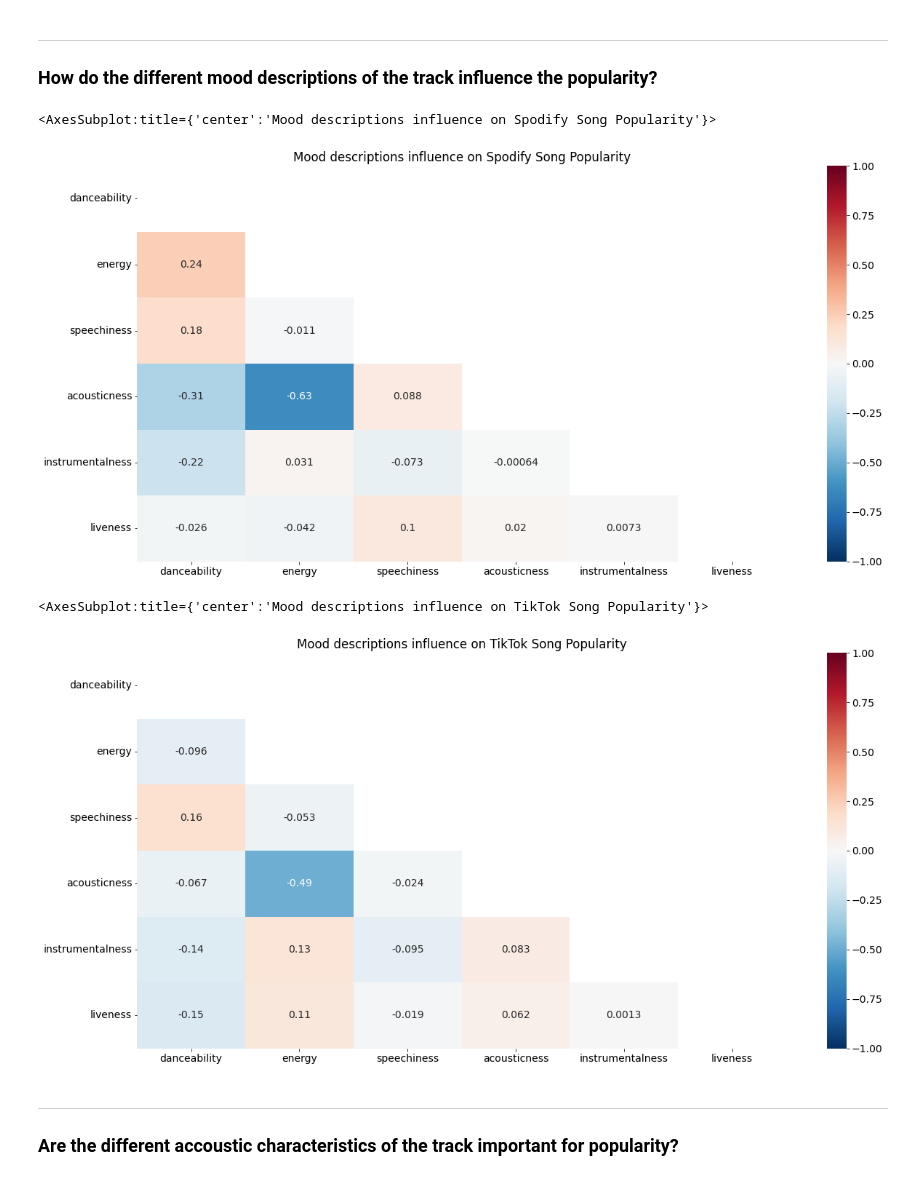
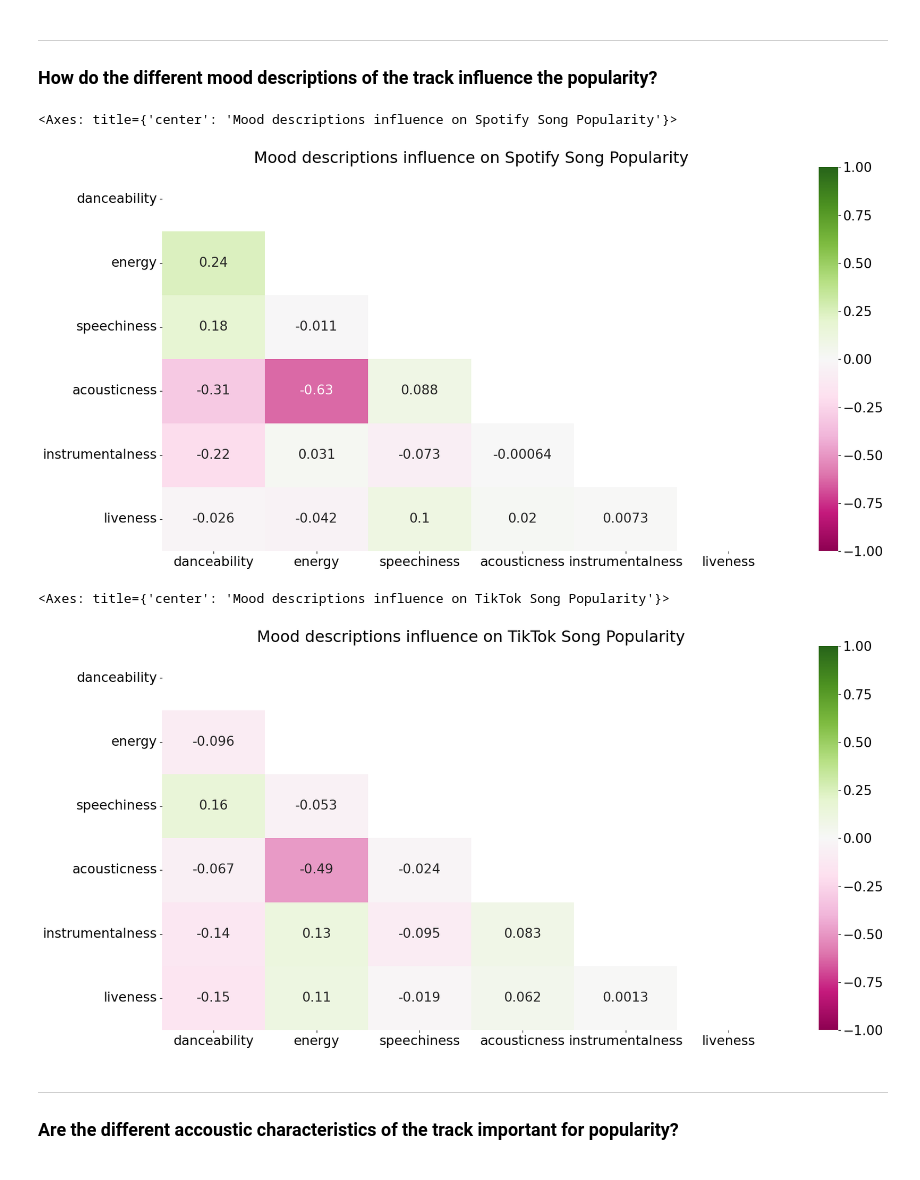
Before and after one commit to fdac23/TikTok_Vs._Spotify, a Jupyter notebook: file.ipynb, the cells around one changed output. Saved outputs shown, nothing was run; the diff lists cells and outputs as text; code cells hidden in the pictures.

Commit message:
fix Graphs

```diff
--- a/file.ipynb
+++ b/file.ipynb
@@ -10,7 +10,7 @@ from sklearn.metrics import accuracy_score, classification_report
 import seaborn as sns
 
 plt.rcParams["figure.figsize"] = (20,10)
-plt.rcParams["font.size"] =14
+plt.rcParams["font.size"] =19
 # %% [markdown]
 # <p style="background-color:#00008B;color:white;font-size:100%;text-align:center;border-radius:10px 10px;">1. Cleaning Data</p>
 # %%
@@ -153,21 +153,21 @@ Todo De Ti
 # %%
 columns_mood = ["danceability", "energy", "speechiness", "acousticness", "instrumentalness", "liveness"]
 mask = np.triu(np.ones_like(selected_spodify[columns_mood].corr(), dtype=bool))
 
-plt.title("Mood descriptions influence on Spodify Song Popularity")
-sns.heatmap(selected_spodify[columns_mood].corr(), data = selected_spodify[columns_mood], mask=mask, annot = True, vmin= -1.0, vmax= 1.0, center = 0, cmap = 'RdBu_r')
+plt.title("Mood descriptions influence on Spotify Song Popularity")
+sns.heatmap(selected_spodify[columns_mood].corr(), mask=mask, annot = True, vmin= -1.0, vmax= 1.0, center = 0, cmap = 'PiYG')
 # %% [output]
-<AxesSubplot:title={'center':'Mood descriptions influence on Spodify Song Popularity'}>
+<Axes: title={'center': 'Mood descriptions influence on Spotify Song Popularity'}>
-[figure, old version]
+[figure, new version]
 # %%
 columns_mood = ["danceability", "energy", "speechiness", "acousticness", "instrumentalness", "liveness"]
 mask = np.triu(np.ones_like(selected_tiktok[columns_mood].corr(), dtype=bool))
 
 plt.title("Mood descriptions influence on TikTok Song Popularity")
-sns.heatmap(selected_tiktok[columns_mood].corr(), data = selected_tiktok[columns_mood], mask=mask, annot = True, vmin= -1.0, vmax= 1.0, center = 0, cmap = 'RdBu_r')
+sns.heatmap(selected_tiktok[columns_mood].corr(), mask=mask, annot = True, vmin= -1.0, vmax= 1.0, center = 0, cmap = 'PiYG')
 # %% [output]
-<AxesSubplot:title={'center':'Mood descriptions influence on TikTok Song Popularity'}>
+<Axes: title={'center': 'Mood descriptions influence on TikTok Song Popularity'}>
-[figure, old version]
+[figure, new version]
 # %% [markdown]
 ---
 
```
Also changed, not shown: parts of 5 cells of this notebook.
